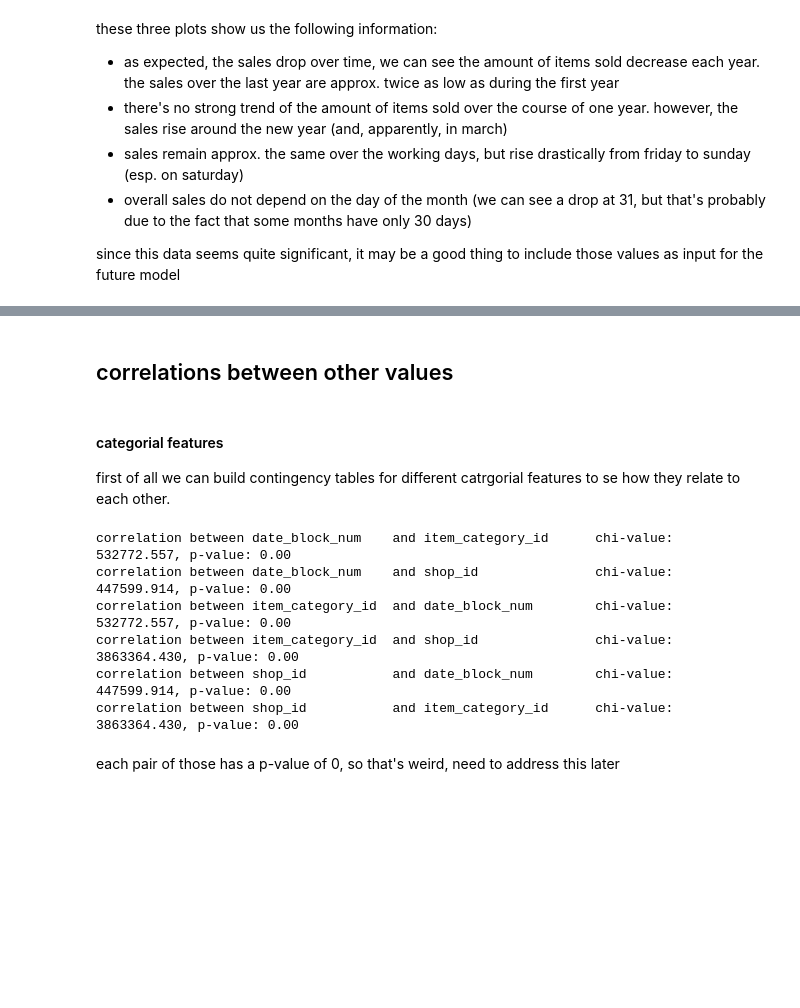
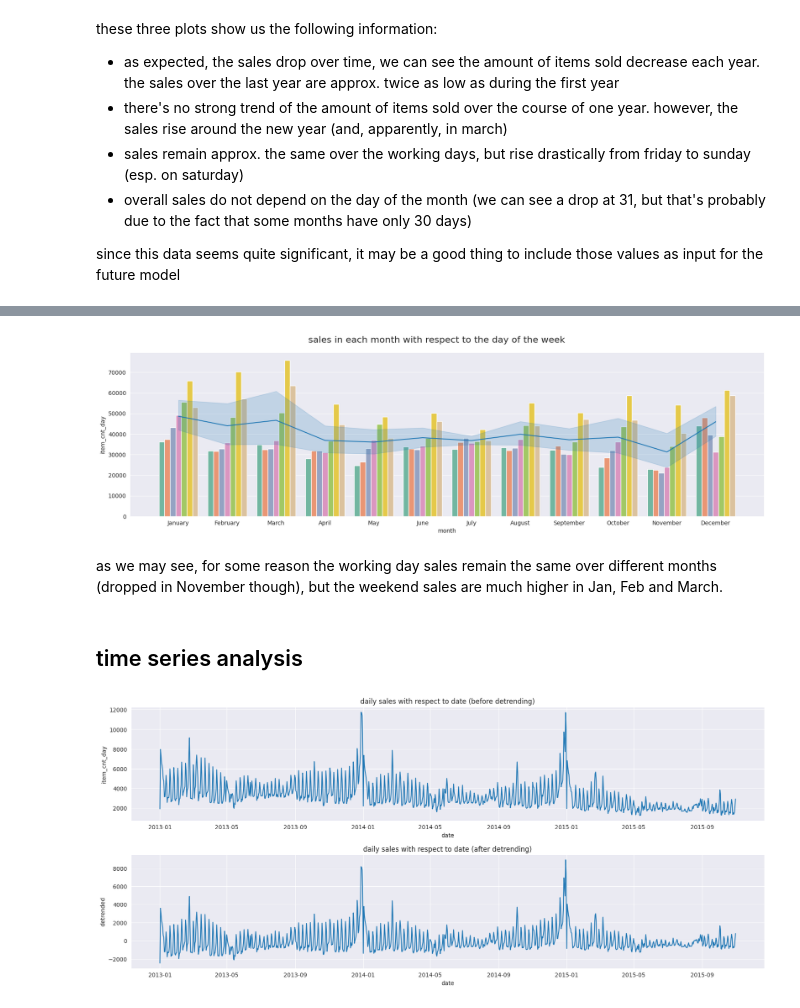
Before and after one commit to lopharb/ds_practice, a Jupyter notebook: notebooks/eda.ipynb, the cells around one changed output, grey strips where cells are left out. Saved outputs shown, nothing was run; the diff lists cells and outputs as text; code cells hidden in the pictures; blank space fills up the shorter version.

```diff
--- a/notebooks/eda.ipynb
+++ b/notebooks/eda.ipynb
@@ -131,6 +137,0 @@ now, I wanna compare the same stats using thir sum and mean to see if there's ma
-# %% [markdown]
-## correlations between other values
-# %% [markdown]
-#### categorial features
-
-first of all we can build contingency tables for different catrgorial features to se how they relate to each other.
@@ -145,11 +138,10 @@ def cont_tables(df: pd.DataFrame, columns: list[str]):
-# %%
-cont_tables(data, ['date_block_num', 'item_category_id', 'shop_id']) #looks pretty weird to me :D
-# %% [output]
-correlation between date_block_num    and item_category_id      chi-value:   532772.557, p-value: 0.00
-correlation between date_block_num    and shop_id               chi-value:   447599.914, p-value: 0.00
-correlation between item_category_id  and date_block_num        chi-value:   532772.557, p-value: 0.00
-correlation between item_category_id  and shop_id               chi-value:  3863364.430, p-value: 0.00
-correlation between shop_id           and date_block_num        chi-value:   447599.914, p-value: 0.00
-correlation between shop_id           and item_category_id      chi-value:  3863364.430, p-value: 0.00
-# %% [markdown]
-each pair of those has a p-value of 0, so that's weird, need to address this later
+# %%
+cols = ['month']
+# data_to_plot = data[['date', 'shop_id', 'item_cnt_day']].groupby('date').sum()
+barplots(df=data, columns=cols, hue='week_day', aggregation='sum', show_line=True, title='sales in each month with respect to the day of the week')
+# %% [output]
+[figure, added]
+# %% [markdown]
+as we may see, for some reason the working day sales remain the same over different months (dropped in November though), but the weekend sales are much higher in Jan, Feb and March.
+# %% [markdown]
+## time series analysis
@@ -155,0 +151,16 @@ each pair of those has a p-value of 0, so that's weird, need to address this lat
+# %%
+plt.figure(figsize=(20, 8))
+plt.subplot(2, 1, 1)
+plt.title('daily sales with respect to date (before detrending)')
+data_to_plot = data[['date', 'item_cnt_day']].groupby('date').sum()
+sns.lineplot(data=data_to_plot, x='date', y='item_cnt_day')
+plt.subplot(2, 1, 2)
+plt.title('daily sales with respect to date (after detrending)')
+data_to_plot['detrended'] = detrend(data_to_plot[target])
+sns.lineplot(data=data_to_plot, x='date', y='detrended')
+plt.subplots_adjust(bottom=0.1,
+                    top=0.9,
+                    hspace=0.3)
+plt.show()
+# %% [output]
+[figure, added]
```
Also changed, not shown: parts of 12 cells of this notebook.
